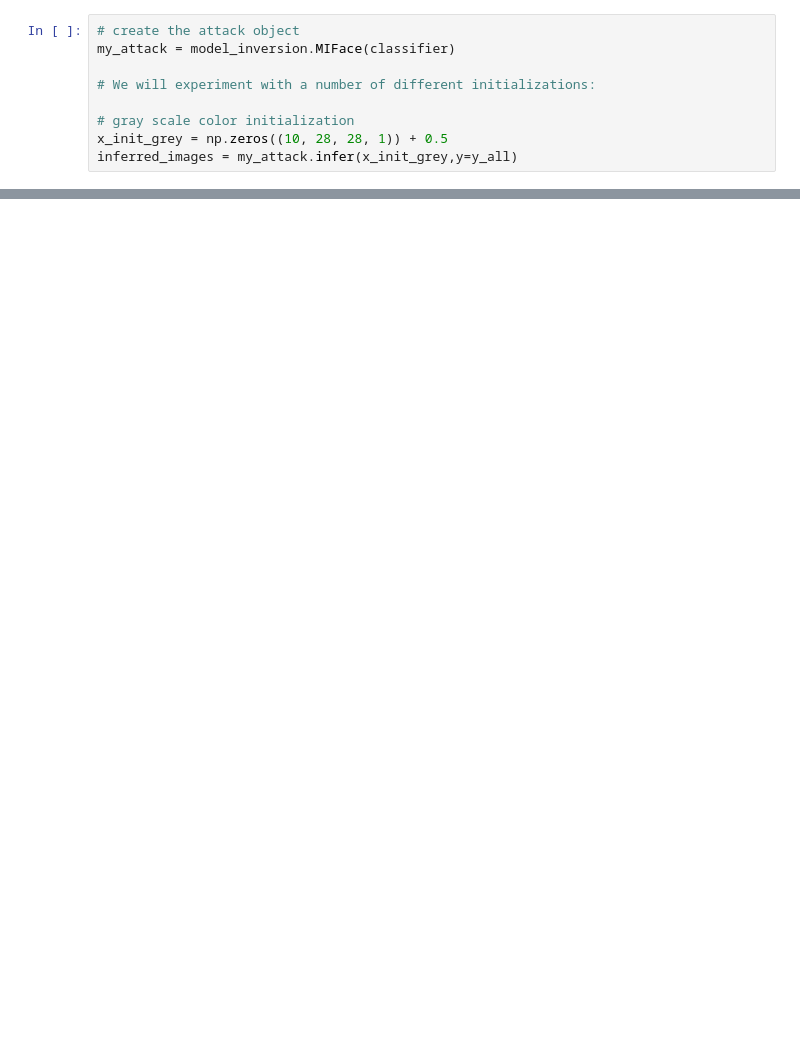
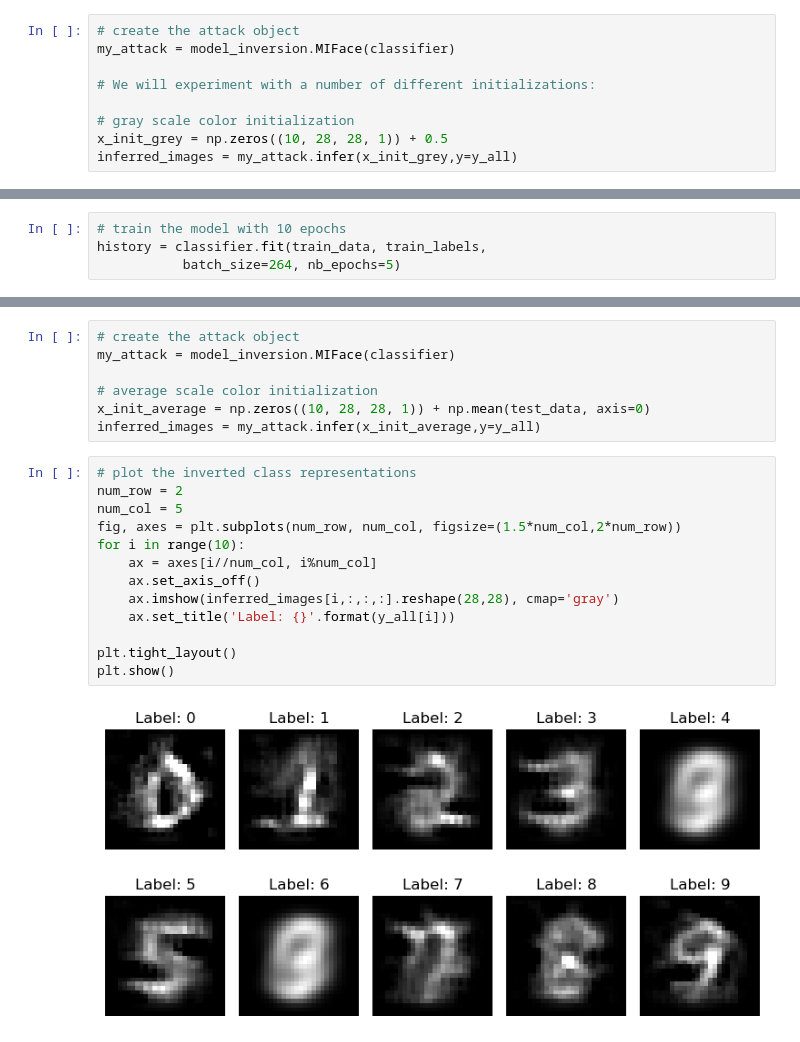
Before and after one commit to nies14/Model-Inversion-Attack, a Jupyter notebook: MNIST.ipynb, the cells around one changed output, grey strips where cells are left out. Saved outputs shown, nothing was run; the diff lists cells and outputs as text; blank space fills up the shorter version.

```diff
--- a/MNIST.ipynb
+++ b/MNIST.ipynb
@@ -171,0 +178,4 @@ plt.show()
+# %%
+# train the model with 10 epochs
+history = classifier.fit(train_data, train_labels,
+           batch_size=264, nb_epochs=5)
@@ -171,0 +194,22 @@ plt.show()
+# %%
+# create the attack object
+my_attack = model_inversion.MIFace(classifier)
+
+# average scale color initialization
+x_init_average = np.zeros((10, 28, 28, 1)) + np.mean(test_data, axis=0)
+inferred_images = my_attack.infer(x_init_average,y=y_all)
+# %%
+# plot the inverted class representations
+num_row = 2
+num_col = 5
+fig, axes = plt.subplots(num_row, num_col, figsize=(1.5*num_col,2*num_row))
+for i in range(10):
+    ax = axes[i//num_col, i%num_col]
+    ax.set_axis_off()
+    ax.imshow(inferred_images[i,:,:,:].reshape(28,28), cmap='gray')
+    ax.set_title('Label: {}'.format(y_all[i]))
+
+plt.tight_layout()
+plt.show()
+# %% [output]
+[figure, added]
```
Also changed, not shown: parts of 7 cells of this notebook.
